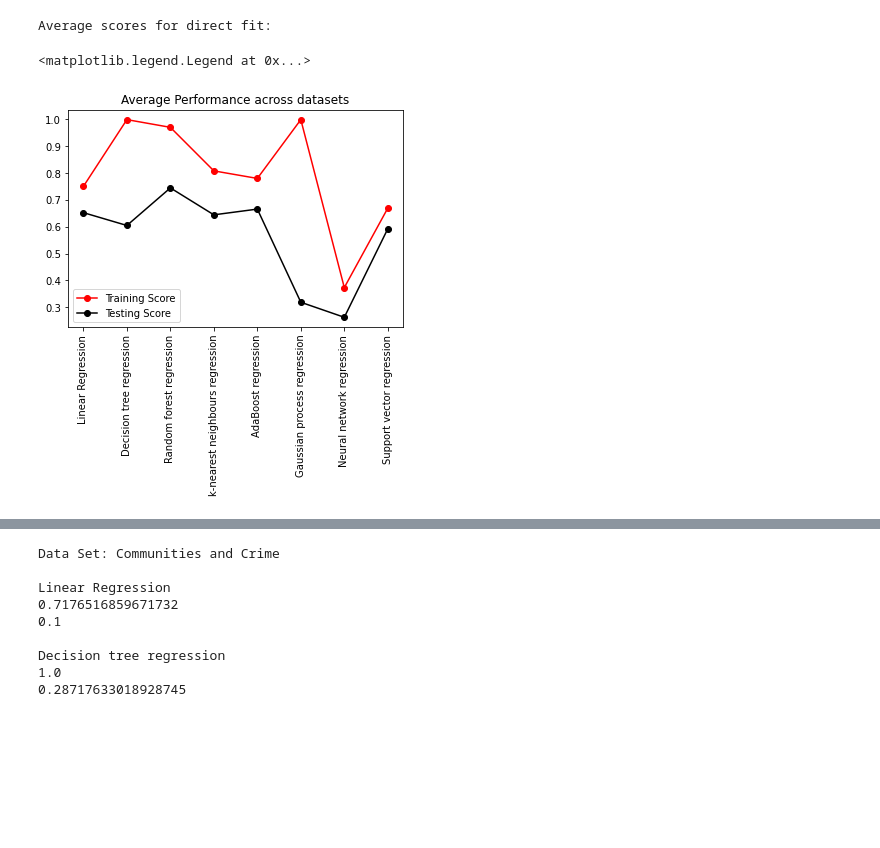
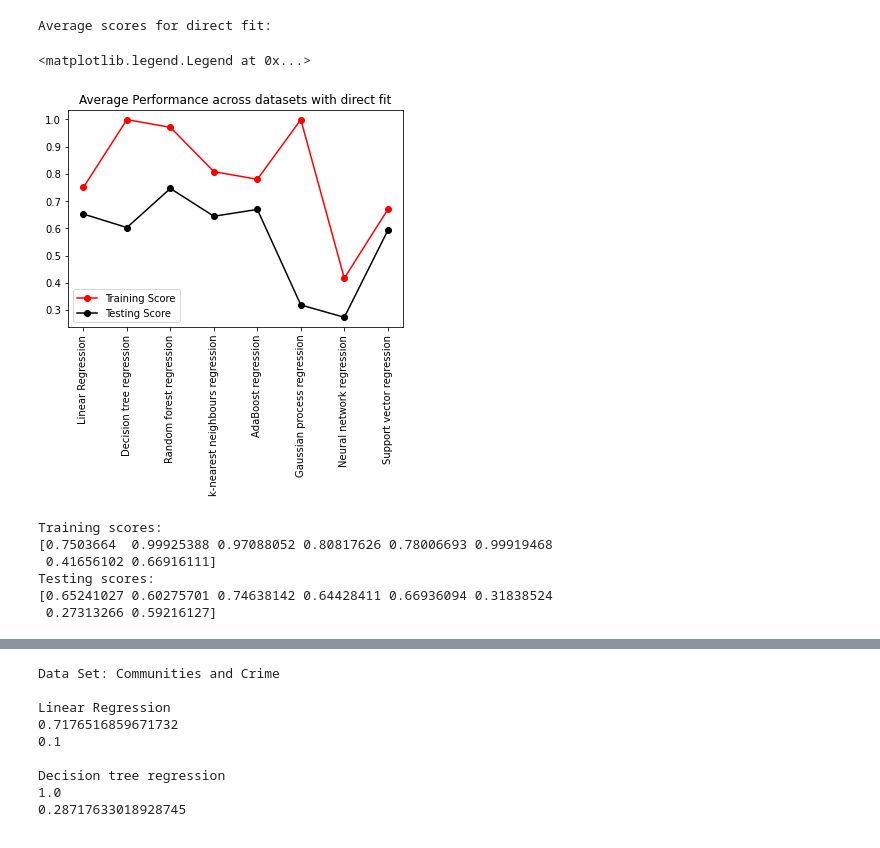
Before and after one commit to nazliensafi/COMP432-Fall2021, a Jupyter notebook: Regression/regression.ipynb, the cells around one changed output, grey strips where cells are left out. Cells and saved outputs as stored; diff of their text form; code cells hidden in the pictures; blank space fills up the shorter version.

```diff
--- a/Regression/regression.ipynb
+++ b/Regression/regression.ipynb
@@ -343,19 +348,32 @@ plot_results() #for direct_fit regressors
 [figure]
 # %%
+#finding average performance of regressors
 avg_train_scores=np.mean(np.array(train_scores), axis=0)
 avg_test_scores=np.mean(np.array(test_scores), axis=0)
 print("Average scores for direct fit:")
 
 fig, ax=plt.subplots()
 plt.xticks(rotation=90)
-ax.set_title("Average Performance across datasets")
+ax.set_title("Average Performance across datasets with direct fit")
 ax.plot(regressor_names, avg_train_scores, label='Training Score', color='red', marker='o')
 ax.plot(regressor_names, avg_test_scores, label='Testing Score', color='black', marker='o')
 ax.legend()
 # %% [output]
 Average scores for direct fit:
 <matplotlib.legend.Legend at 0x...>
-[figure, old version]
+[figure, new version]
+# %%
+print("Training scores:")
+print(avg_train_scores)
+print("Testing scores:")
+print(avg_test_scores)
+# %% [output]
+Training scores:
+[0.7503664  0.99925388 0.97088052 0.80817626 0.78006693 0.99919468
+ 0.41656102 0.66916111]
+Testing scores:
+[0.65241027 0.60275701 0.74638142 0.64428411 0.66936094 0.31838524
+ 0.27313266 0.59216127]
 # %%
 from sklearn.gaussian_process.kernels import RBF
 
```
Also changed, not shown: parts of 17 cells of this notebook.
